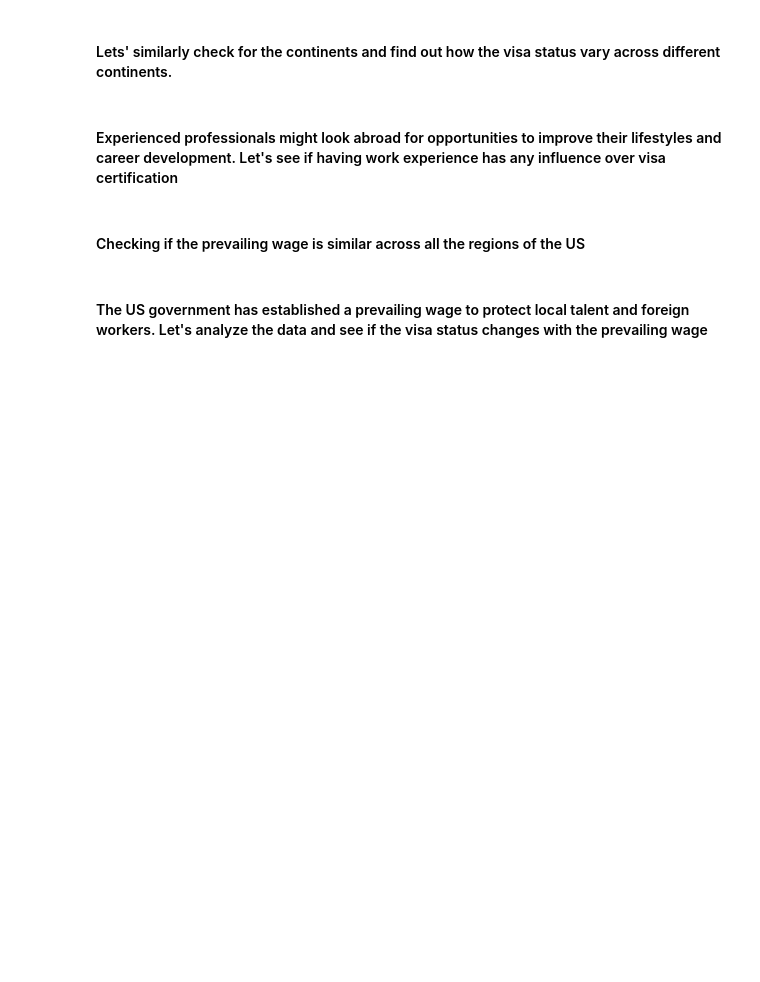
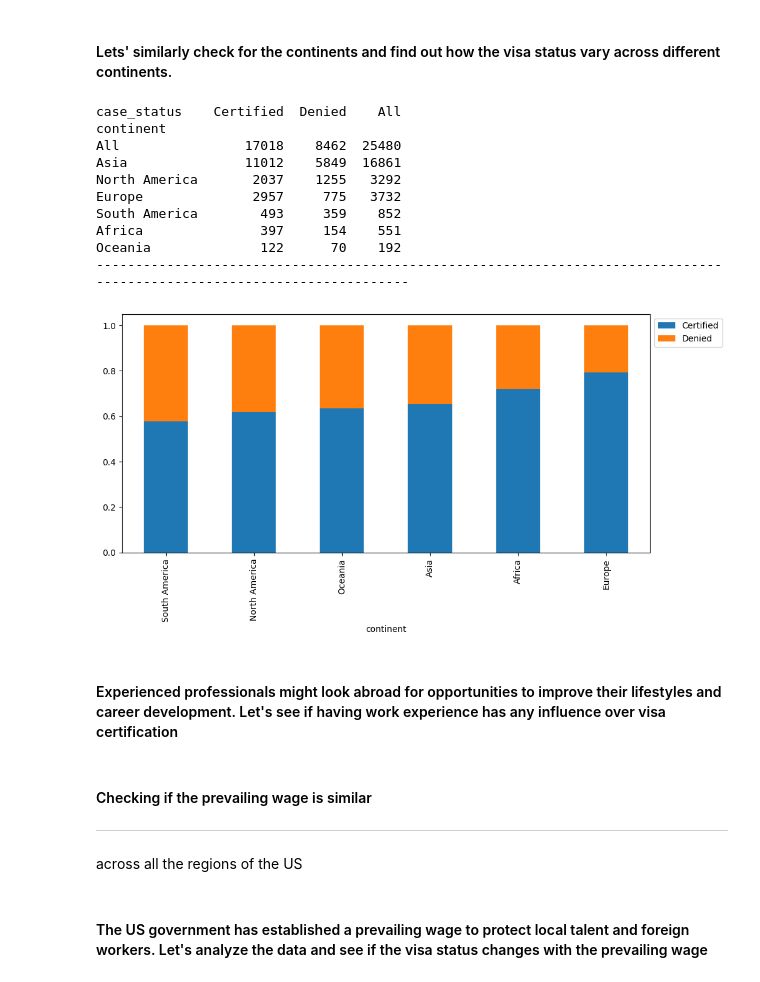
Before and after one commit to rahulmakwana32/30_Days_Machine_Learning, a Jupyter notebook: EasyVisa_fullcode.ipynb, the cells around one changed output. Drawn from its saved outputs; the diff is of its cells as text; code cells hidden in the pictures; blank space fills up the shorter version.

```diff
--- a/EasyVisa_fullcode.ipynb
+++ b/EasyVisa_fullcode.ipynb
@@ -430,9 +456,27 @@ def stacked_barplot(data, predictor, target):
 # %% [markdown]
 #### Lets' similarly check for the continents and find out how the visa status vary across different continents.
+# %%
+stacked_barplot(df, 'continent', 'case_status')
+# %% [output]
+case_status    Certified  Denied    All
+continent
+All                17018    8462  25480
+Asia               11012    5849  16861
+North America       2037    1255   3292
+Europe              2957     775   3732
+South America        493     359    852
+Africa               397     154    551
+Oceania              122      70    192
+------------------------------------------------------------------------------------------------------------------------
+[figure, added]
 # %% [markdown]
 #### Experienced professionals might look abroad for opportunities to improve their lifestyles and career development. Let's see if having work experience has any influence over visa certification
 # %% [markdown]
-#### Checking if the prevailing wage is similar across all the regions of the US
+#### Checking if the prevailing wage is similar
+
+---
+
+across all the regions of the US
 # %% [markdown]
 #### The US government has established a prevailing wage to protect local talent and foreign workers. Let's analyze the data and see if the visa status changes with the prevailing wage
 # %% [markdown]
```
Also changed, not shown: parts of 2 cells of this notebook.
